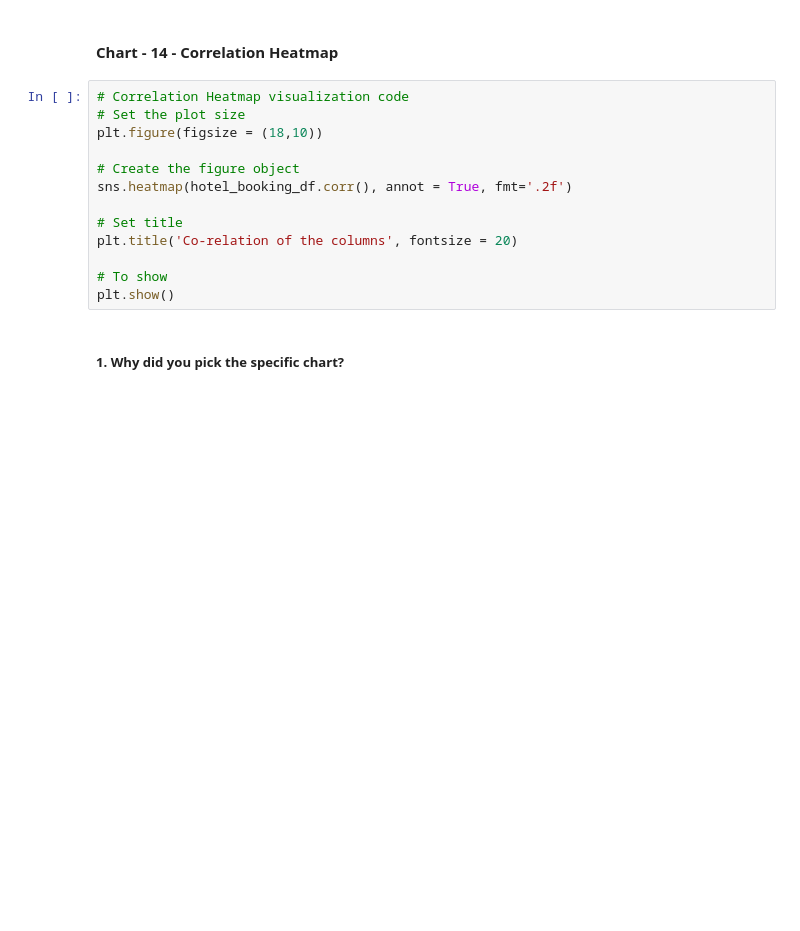
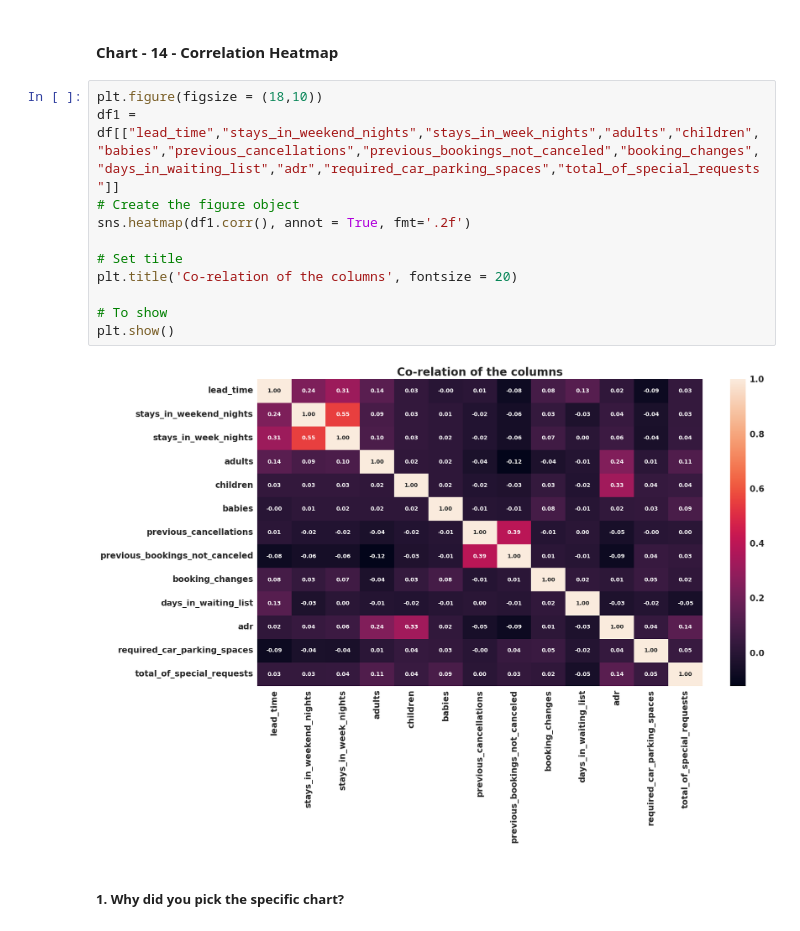
Before and after one commit to techysuman27/EDA---Hotel_Booking_Analysis, a Jupyter notebook: EDA_Hotel_Booking_Analysis_.ipynb, the cells around one changed output. Cells and saved outputs as stored; diff of their text form; blank space fills up the shorter version.

Commit message:
Run all code cells to show the plots by default

```diff
--- a/EDA_Hotel_Booking_Analysis_.ipynb
+++ b/EDA_Hotel_Booking_Analysis_.ipynb
@@ -916,18 +1009,18 @@ The hotels should focus on increasing their ADR and the more advertisement and b
 # %% [markdown]
 #### Chart - 14 - Correlation Heatmap
 # %%
-# Correlation Heatmap visualization code
-# Set the plot size
 plt.figure(figsize = (18,10))
-
+df1 = df[["lead_time","stays_in_weekend_nights","stays_in_week_nights","adults","children","babies","previous_cancellations","previous_bookings_not_canceled","booking_changes","days_in_waiting_list","adr","required_car_parking_spaces","total_of_special_requests"]]
 # Create the figure object
-sns.heatmap(hotel_booking_df.corr(), annot = True, fmt='.2f')
+sns.heatmap(df1.corr(), annot = True, fmt='.2f')
 
 # Set title
 plt.title('Co-relation of the columns', fontsize = 20)
 
 # To show
 plt.show()
+# %% [output]
+[figure, added]
 # %% [markdown]
 ##### 1. Why did you pick the specific chart?
 # %% [markdown]
```
Also changed, not shown: parts of 21 cells of this notebook.
